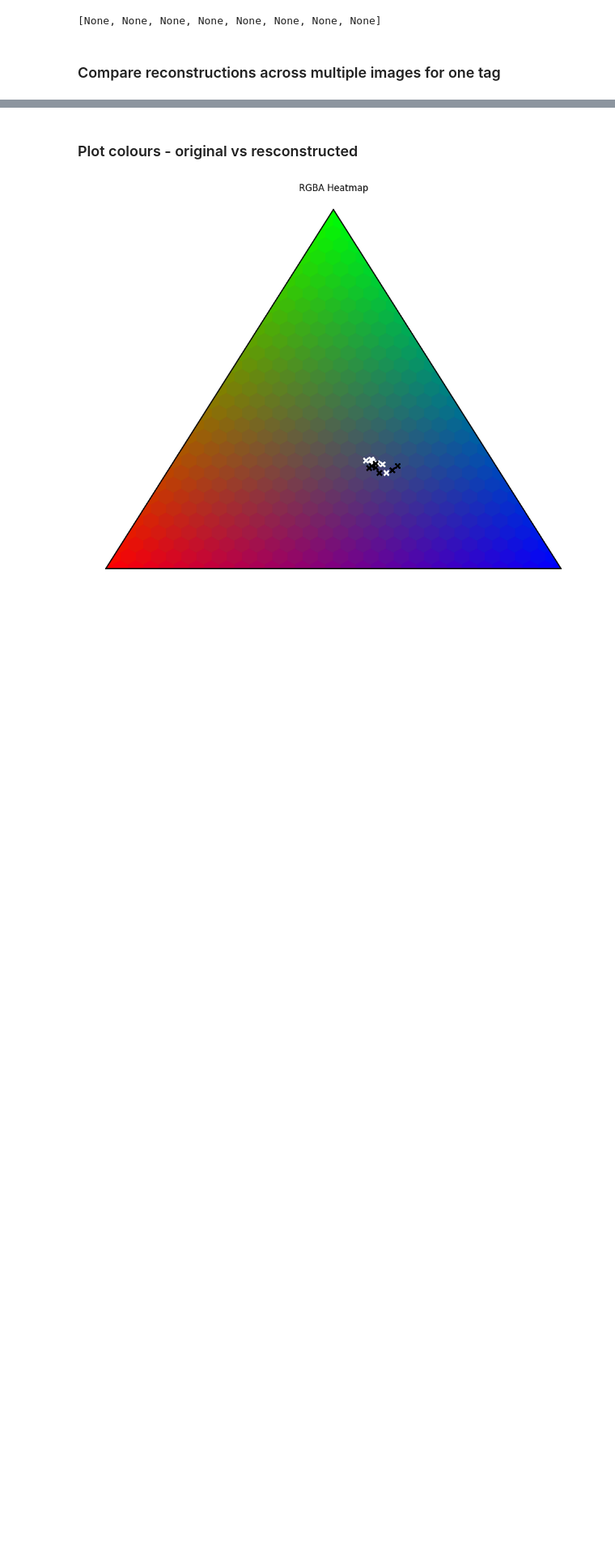
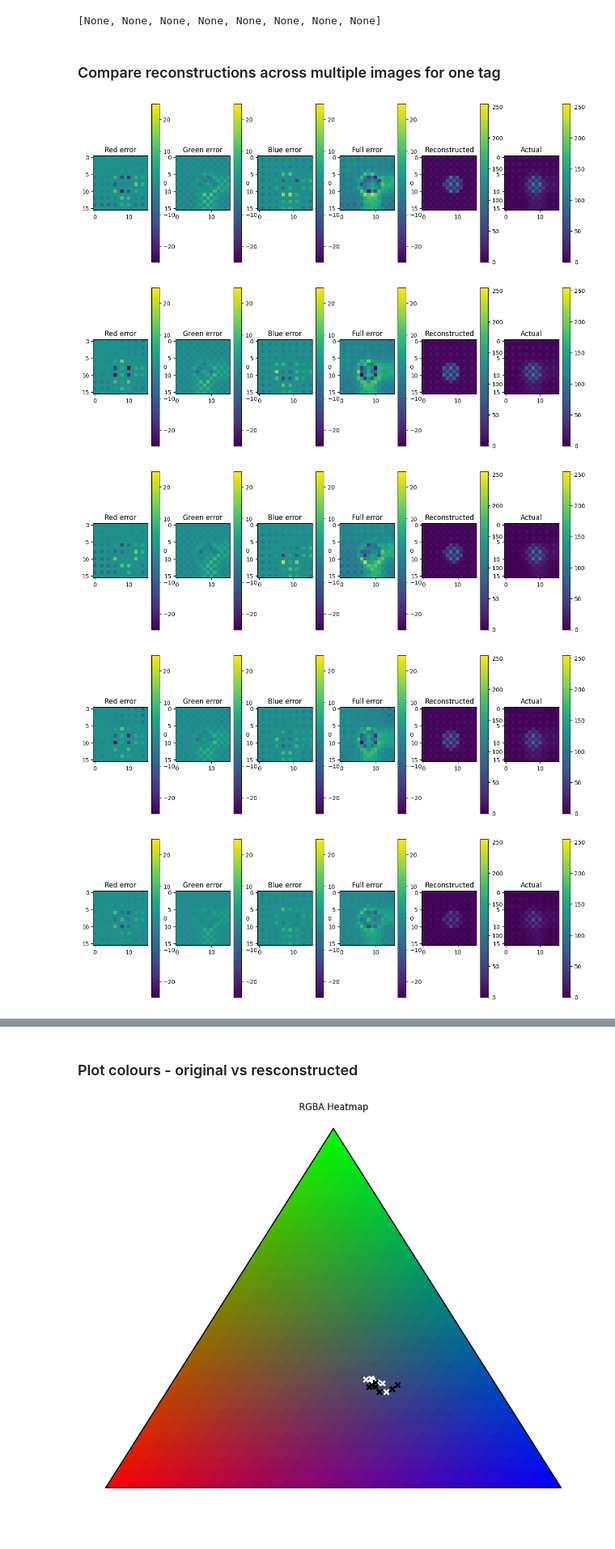
Before and after one commit to acb21kb/bumblebee-tags, a Jupyter notebook: open_files.ipynb, the cells around one changed output, grey strips where cells are left out. Shown at 81% size. Drawn from its saved outputs; the diff is of its cells as text; code cells hidden in the pictures; blank space fills up the shorter version.

```diff
--- a/open_files.ipynb
+++ b/open_files.ipynb
@@ -479,0 +429,75 @@ def getOnlyColour(c, guess, values):
+# %%
+tag0HessInv = []
+tag0Predictions = []
+tag0X = []
+# divide by 10 to sanity check - does variance spread out?
+for i in range(onlyTag0.shape[0]):
+    realImg = getSnipPlot(onlyTag0['Tag'].iloc[i])
+    params = np.array([8.0, 8, 100, 50, 20, 5, 4, 3])
+    res = minimize(temp, params, jac=grad(temp), hess=hessian(temp),
+                bounds=((0,16), (0,16), (0,None), (0,None), (0,None), (0,None), (0,None), (0,None)))
+    tagCoord, tagBright, bgBright = res.x[:2], res.x[2:5], res.x[5:]
+    pred = np.array(simulate_image(tagCoord, tagBright, bgBright, 2.6, [16,16])).reshape([16,16])
+
+    tag0HessInv.append(hessian(temp)(res.x))
+    tag0Predictions.append(pred)
+    tag0X.append(res.x)
+
+    """ # Plot reconstructed and error
+    plt.figure(figsize=[10,5])
+    plt.subplot(1,3,1)
+    plt.imshow(pred)
+    plt.title("Reconstructed")
+
+    plt.subplot(1,3,2)
+    plt.imshow(realImg)
+    plt.title("Actual")
+
+    plt.subplot(1,3,3)
+    plt.imshow(np.array(realImg - pred))
+    plt.colorbar()
+    plt.title("Error")
+    """
+
+    # Plot error per colour channel
+    redGuess, red = getOnlyColour('R', pred, realImg)
+    greenGuess, green = getOnlyColour('G', pred, realImg)
+    blueGuess, blue = getOnlyColour('B', pred, realImg)
+
+    plt.figure(figsize=[15,5])
+    plt.subplot(1,6,1)
+    plt.imshow(np.array(red -redGuess), clim=[-25,25])
+    plt.colorbar()
+    plt.title("Red error")
+
+    plt.subplot(1,6,2)
+    plt.imshow(np.array(green - greenGuess), clim=[-25,25])
+    plt.colorbar()
+    plt.title("Green error")
+
+    plt.subplot(1,6,3)
+    plt.imshow(np.array(blue - blueGuess), clim=[-25,25])
+    plt.colorbar()
+    plt.title("Blue error")
+
+    plt.subplot(1,6,4)
+    plt.imshow(np.array(realImg - pred), clim=[-25,25])
+    plt.colorbar()
+    plt.title("Full error")
+
+    plt.subplot(1,6,5)
+    plt.imshow(pred, clim=[0,255])
+    plt.colorbar()
+    plt.title("Reconstructed")
+
+    plt.subplot(1,6,6)
+    error = np.array(realImg)
+    plt.imshow(error, clim=[0,255])
+    plt.colorbar()
+    plt.title("Actual")
+# %% [output]
+[figure, added]
+[figure, added]
+[figure, added]
+[figure, added]
+[figure, added]
```
Also changed, not shown: parts of 8 cells of this notebook.
